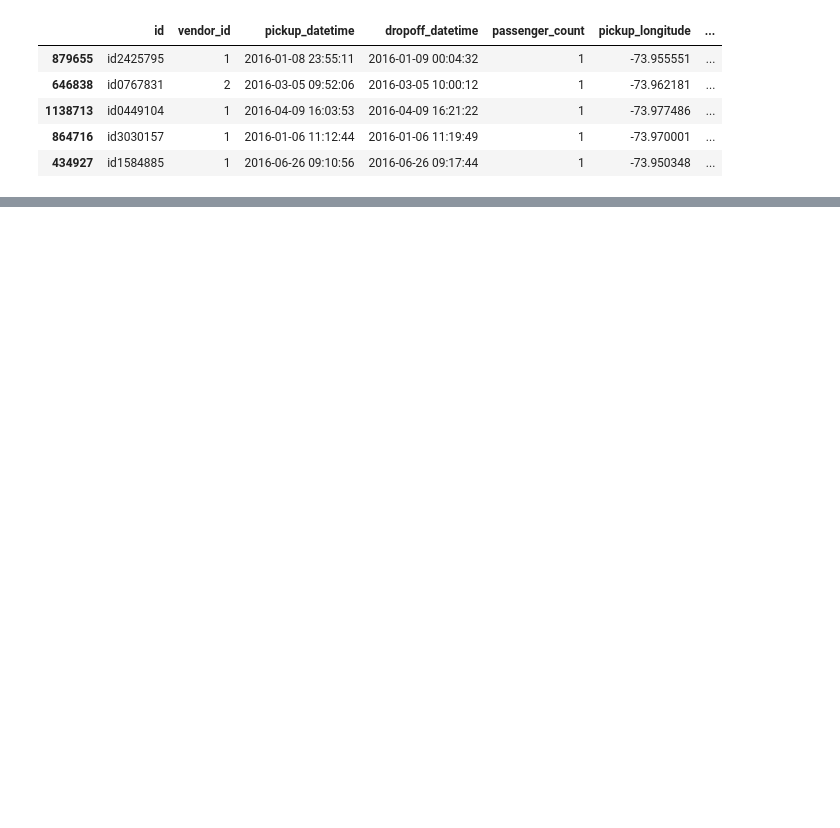
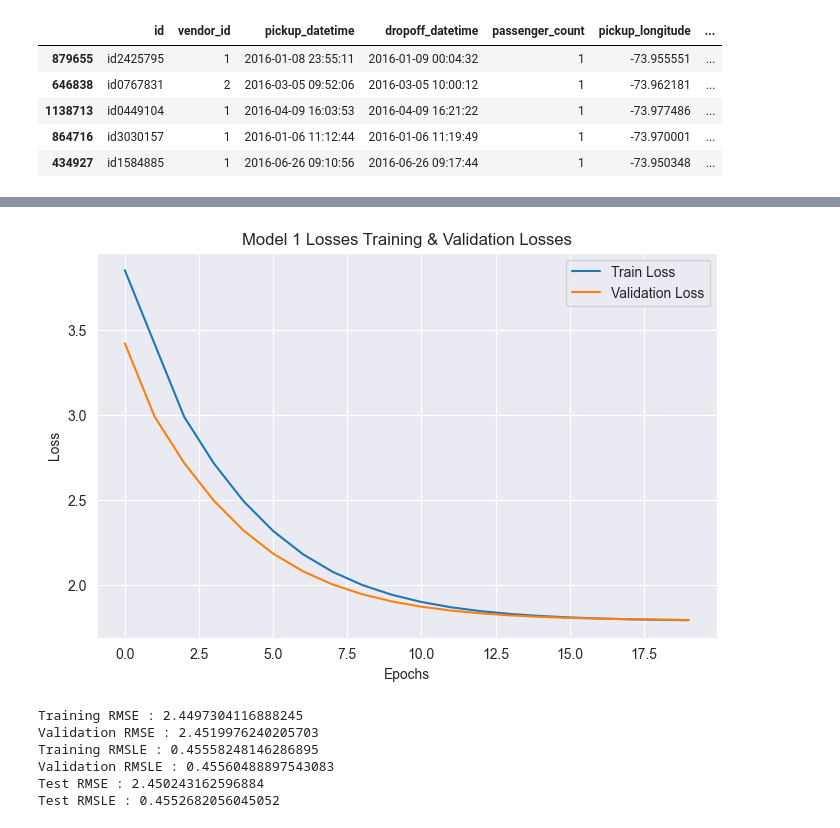
Before and after one commit to ashwin-athappan/CSE6363, a Jupyter notebook: assignments/ml_assignment_2_sol/benchmark.ipynb, the cells around one changed output, grey strips where cells are left out. Cells and saved outputs as stored; diff of their text form; code cells hidden in the pictures; blank space fills up the shorter version.

```diff
--- a/assignments/ml_assignment_2_sol/benchmark.ipynb
+++ b/assignments/ml_assignment_2_sol/benchmark.ipynb
@@ -107,0 +358,8 @@ for column in features:
+# %%
+y_train_df = np.log1p(y_train_df.to_numpy()).reshape(-1, 1)
+y_test_df = np.log1p(y_test_df.to_numpy()).reshape(-1, 1)
+
+X_train_df = pd.DataFrame(X_train_df).apply(pd.to_numeric, errors='coerce').dropna(axis=1)
+X_test_df = pd.DataFrame(X_test_df).apply(pd.to_numeric, errors='coerce').dropna(axis=1)
+
+print(X_train_df.dtypes)
@@ -119,0 +435,57 @@ y_test_df = pd.DataFrame(y_test, columns=["target"])  # Since y_test is a 1D arr
+# %%
+def visualize_losses(train_loss_data, val_loss_data, label):
+    plt.figure(figsize=(8, 5))
+    plt.plot(np.log(train_loss_data), label="Train Loss")
+    plt.plot(np.log(val_loss_data), label="Validation Loss")
+    plt.title(f'{label} Training & Validation Losses')
+    plt.xlabel('Epochs')
+    plt.ylabel('Loss')
+    plt.legend()
+    plt.grid(True)
+    plt.savefig(f'loss_plot_{label.lower().replace(" ", "_")}.png')
+    plt.show()
+# %%
+# Experiment with different model architectures and normalization techniques
+for key, (X_train_final, X_val, y_train_final, y_val, X_test_scaled, y_test) in normalized_data.items():
+    print(f"Training for {key} normalized data.")
+    custom_model_1 = Sequential()
+    custom_model_1.add_layer(Linear(X_train_final.shape[1], 4))
+    custom_model_1.add_layer(ReLU())
+    custom_model_1.add_layer(Linear(4, 16))
+    custom_model_1.add_layer(ReLU())
+    custom_model_1.add_layer(Linear(16, 32))
+    custom_model_1.add_layer(ReLU())
+    custom_model_1.add_layer(Linear(32, 16))
+    custom_model_1.add_layer(ReLU())
+    custom_model_1.add_layer(Linear(16, 4))
+    custom_model_1.add_layer(ReLU())
+    custom_model_1.add_layer(Linear(4, 1))
+
+    # Train the model
+    losses = train(custom_model_1, X_train_final, y_train_final, X_val, y_val, learning_rate=0.1, epochs=20)
+    train_loss_1 = losses['training']
+    val_loss_1 = losses['validation']
+    train_msle_loss_1 = losses['train_msle']
+    val_msle_loss_1 = losses['val_msle']
+
+    # Visualize the loss history
+    visualize_losses(train_loss_1, val_loss_1, 'Model 1 Losses')
+
+    rmse_train_loss_1 = np.sqrt(train_loss_1[-1])
+    rmse_val_loss_1 = np.sqrt(val_loss_1[-1])
+    rmsle_train_loss_1 = np.sqrt(train_msle_loss_1[-1])
+    rmsle_val_loss_1 = np.sqrt(val_msle_loss_1[-1])
+    print(f"Training RMSE : {rmse_train_loss_1:}")
+    print(f"Validation RMSE : {rmse_val_loss_1:}")
+    print(f"Training RMSLE : {rmsle_train_loss_1:}")
+    print(f"Validation RMSLE : {rmsle_val_loss_1:}")
+
+    # Evaluate the model on the test set
+    test_predictions = custom_model_1.forward(X_test_scaled)
+    test_loss = mean_squared_error(test_predictions, y_test_df)
+    test_msle_loss = mean_squared_log_error(test_predictions, y_test_df)
+    rmse_test_loss = np.sqrt(test_loss)
+    rmsle_test_loss = np.sqrt(test_msle_loss)
+    print(f"Test RMSE : {rmse_test_loss:}")
+    print(f"Test RMSLE : {rmsle_test_loss:}")
+# %% [output]
@@ -119,0 +509,7 @@ y_test_df = pd.DataFrame(y_test, columns=["target"])  # Since y_test is a 1D arr
+[figure, added]
+Training RMSE : 2.4497304116888245
+Validation RMSE : 2.4519976240205703
+Training RMSLE : 0.45558248146286895
+Validation RMSLE : 0.45560488897543083
+Test RMSE : 2.450243162596884
+Test RMSLE : 0.4552682056045052
```
Also changed, not shown: parts of 23 cells of this notebook, 11 other files.
